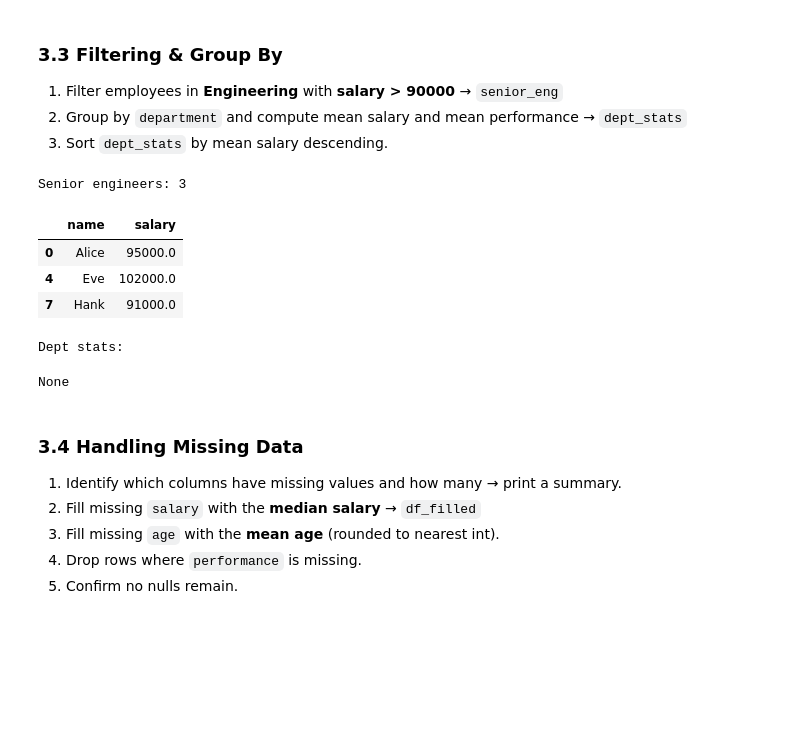
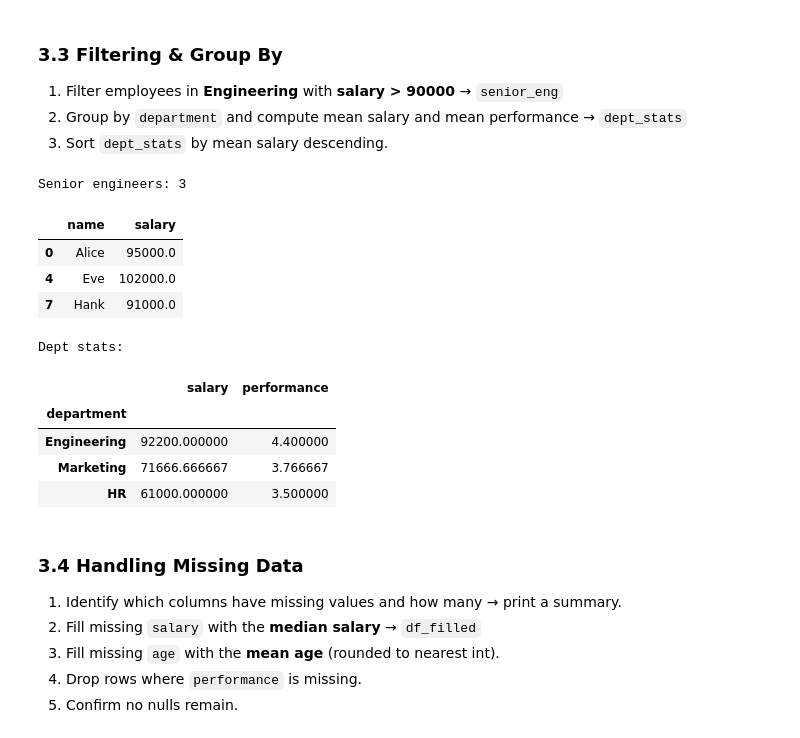
Before and after one commit to codeSOUMIK/CELEBAL_TECHNOLOGY_CEI_program, a Jupyter notebook: week1_soumik_patra.ipynb, the cells around one changed output. Cells and saved outputs as stored; diff of their text form; code cells hidden in the pictures; blank space fills up the shorter version.

```diff
--- a/week1_soumik_patra.ipynb
+++ b/week1_soumik_patra.ipynb
@@ -302,21 +298,32 @@ display(loc_result)
 2. Group by `department` and compute mean salary and mean performance → `dept_stats`
 3. Sort `dept_stats` by mean salary descending.
 # %%
-senior_eng = df[(df["department"] == "Engineering") & (df['salary'] > 90000)]  # YOUR CODE HERE
-dept_stats = None  # YOUR CODE HERE (groupby + agg + sort)
+senior_eng = df[(df["department"] == "Engineering") & (df['salary'] > 90000)]
+dept_stats = (
+    df.groupby("department")
+      .agg({
+          "salary": "mean",
+          "performance": "mean"
+      })
+      .sort_values(by="salary", ascending=False)
+)
 
 print(f"Senior engineers: {len(senior_eng)}")
 display(senior_eng[['name','salary']])
 print("\nDept stats:")
 display(dept_stats)
 # %% [output]
 Senior engineers: 3
 |  | name | salary |
 | 0 | Alice | 95000.0 |
 | 4 | Eve | 102000.0 |
 | 7 | Hank | 91000.0 |
 Dept stats:
-None
+|  | salary | performance |
+| department |  |  |
+| Engineering | 92200.000000 | 4.400000 |
+| Marketing | 71666.666667 | 3.766667 |
+| HR | 61000.000000 | 3.500000 |
 # %% [markdown]
 ### 3.4 Handling Missing Data
 
```
Also changed, not shown: parts of 29 cells of this notebook.
